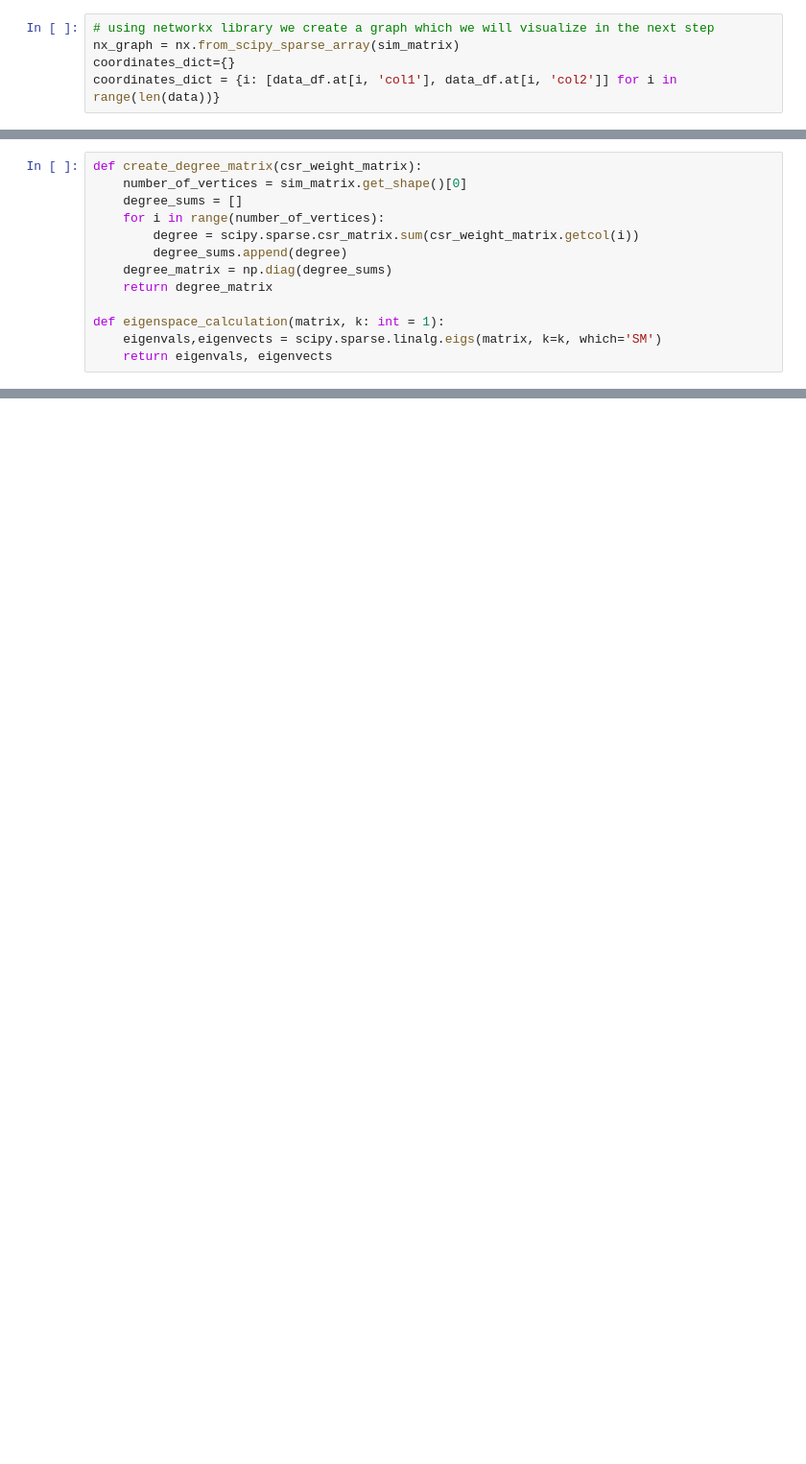
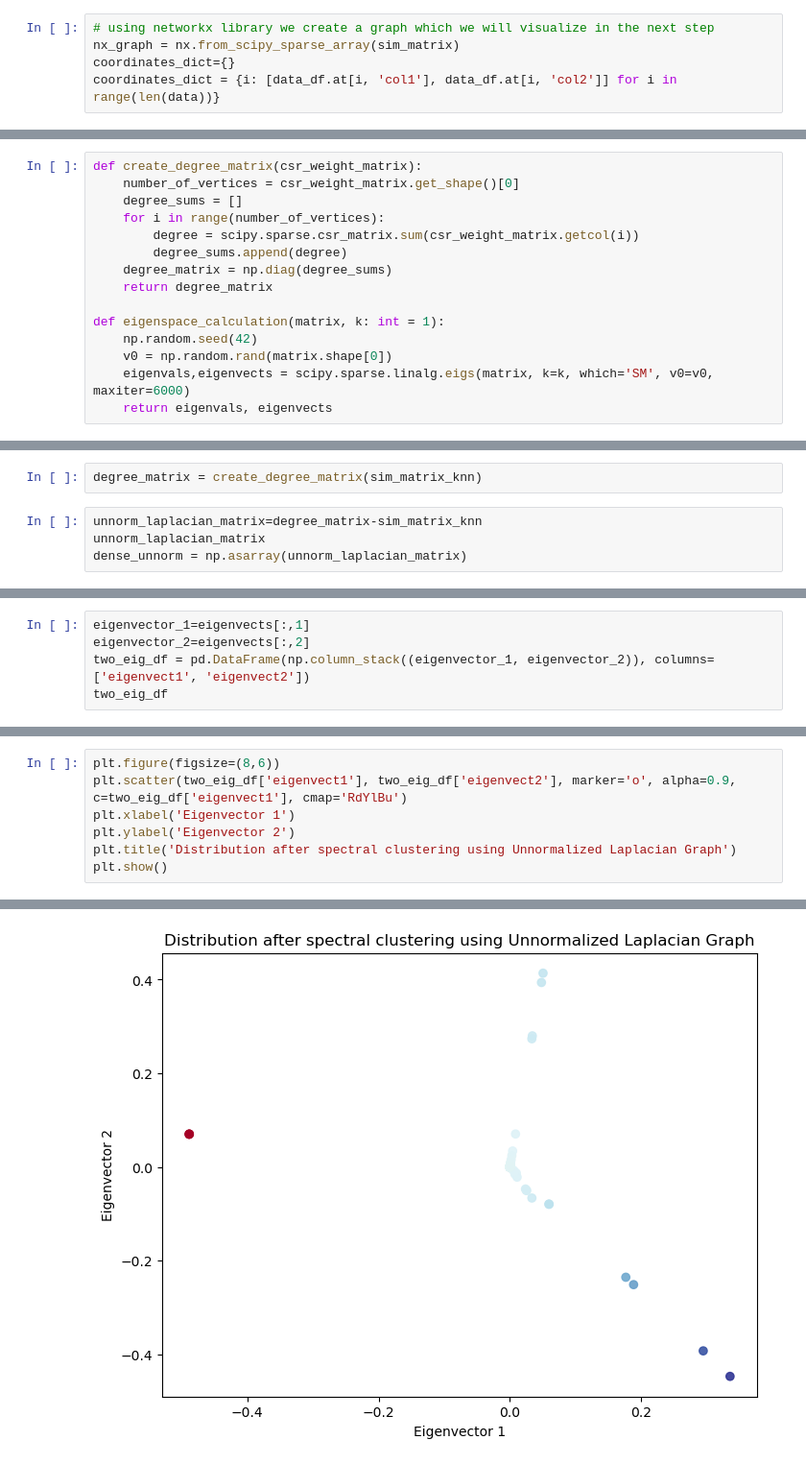
Before and after one commit to avsngh-git/Masters-Projects, a Jupyter notebook: Unsupervised-Learning/Project2.ipynb, the cells around one changed output, grey strips where cells are left out. Shown: that part at 96% size. Cells and saved outputs as stored; diff of their text form; blank space fills up the shorter version.

```diff
--- a/Unsupervised-Learning/Project2.ipynb
+++ b/Unsupervised-Learning/Project2.ipynb
@@ -69,6 +91,6 @@ plt.show()
 # %%
 def create_degree_matrix(csr_weight_matrix):
-    number_of_vertices = sim_matrix.get_shape()[0]
+    number_of_vertices = csr_weight_matrix.get_shape()[0]
     degree_sums = []
     for i in range(number_of_vertices):
         degree = scipy.sparse.csr_matrix.sum(csr_weight_matrix.getcol(i))
@@ -77,5 +99,7 @@ def create_degree_matrix(csr_weight_matrix):
     return degree_matrix
 
 def eigenspace_calculation(matrix, k: int = 1):
-    eigenvals,eigenvects = scipy.sparse.linalg.eigs(matrix, k=k, which='SM')
+    np.random.seed(42)
+    v0 = np.random.rand(matrix.shape[0])
+    eigenvals,eigenvects = scipy.sparse.linalg.eigs(matrix, k=k, which='SM', v0=v0, maxiter=6000)
     return eigenvals, eigenvects
@@ -101,0 +106,6 @@ unnorm_laplacian_matrix=degree_matrix-sim_matrix
+# %%
+degree_matrix = create_degree_matrix(sim_matrix_knn)
+# %%
+unnorm_laplacian_matrix=degree_matrix-sim_matrix_knn
+unnorm_laplacian_matrix
+dense_unnorm = np.asarray(unnorm_laplacian_matrix)
@@ -107,0 +117,5 @@ eigenvals[2]
+# %%
+eigenvector_1=eigenvects[:,1]
+eigenvector_2=eigenvects[:,2]
+two_eig_df = pd.DataFrame(np.column_stack((eigenvector_1, eigenvector_2)), columns=['eigenvect1', 'eigenvect2'])
+two_eig_df
@@ -115,0 +144,8 @@ Number of zero eigenvalues: 7
+# %%
+plt.figure(figsize=(8,6))
+plt.scatter(two_eig_df['eigenvect1'], two_eig_df['eigenvect2'], marker='o', alpha=0.9, c=two_eig_df['eigenvect1'], cmap='RdYlBu')
+plt.xlabel('Eigenvector 1')
+plt.ylabel('Eigenvector 2')
+plt.title('Distribution after spectral clustering using Unnormalized Laplacian Graph')
+plt.show()
+# %% [output]
@@ -115,0 +159 @@ Number of zero eigenvalues: 7
+[figure, added]
```
Also changed, not shown: parts of 30 cells of this notebook, 1 other file.
